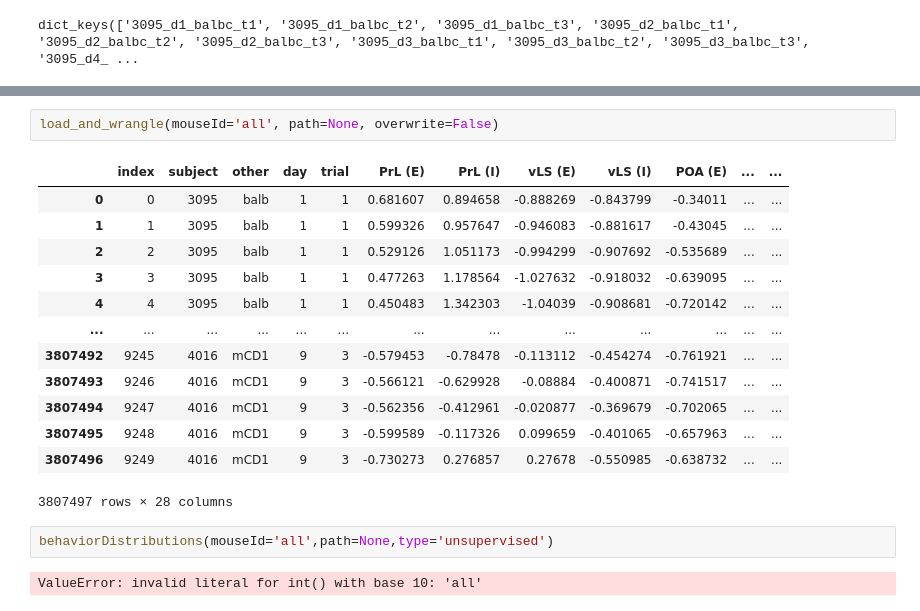
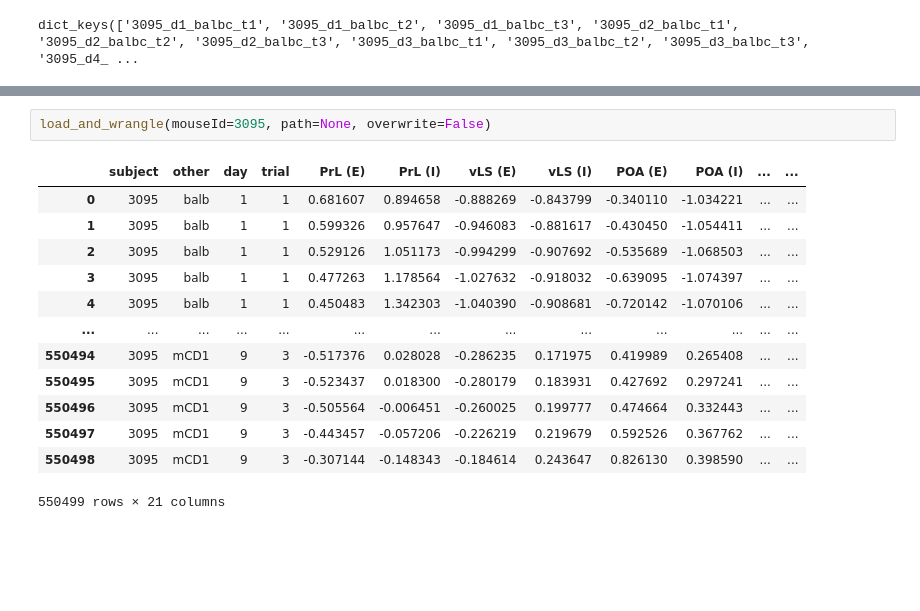
Before and after one commit to lenca56/Falkner_Multi-region_Aggression, a Jupyter notebook: code/ExploratoryAnalysis.ipynb, the cells around one changed output, grey strips where cells are left out. Drawn from its saved outputs; the diff is of its cells as text; blank space fills up the shorter version.

```diff
--- a/code/ExploratoryAnalysis.ipynb
+++ b/code/ExploratoryAnalysis.ipynb
@@ -46,20 +36,16 @@ print(check_exist(mouseId='all',path=None))
 # %%
-load_and_wrangle(mouseId='all', path=None, overwrite=False)
+load_and_wrangle(mouseId=3095, path=None, overwrite=False)
 # %% [output]
-|  | index | subject | other | day | trial | PrL (E) | PrL (I) | vLS (E) | vLS (I) | POA (E) | ... | ... |
-| 0 | 0 | 3095 | balb | 1 | 1 | 0.681607 | 0.894658 | -0.888269 | -0.843799 | -0.34011 | ... | ... |
-| 1 | 1 | 3095 | balb | 1 | 1 | 0.599326 | 0.957647 | -0.946083 | -0.881617 | -0.43045 | ... | ... |
-| 2 | 2 | 3095 | balb | 1 | 1 | 0.529126 | 1.051173 | -0.994299 | -0.907692 | -0.535689 | ... | ... |
-| 3 | 3 | 3095 | balb | 1 | 1 | 0.477263 | 1.178564 | -1.027632 | -0.918032 | -0.639095 | ... | ... |
-| 4 | 4 | 3095 | balb | 1 | 1 | 0.450483 | 1.342303 | -1.04039 | -0.908681 | -0.720142 | ... | ... |
+|  | subject | other | day | trial | PrL (E) | PrL (I) | vLS (E) | vLS (I) | POA (E) | POA (I) | ... | ... |
+| 0 | 3095 | balb | 1 | 1 | 0.681607 | 0.894658 | -0.888269 | -0.843799 | -0.340110 | -1.034221 | ... | ... |
+| 1 | 3095 | balb | 1 | 1 | 0.599326 | 0.957647 | -0.946083 | -0.881617 | -0.430450 | -1.054411 | ... | ... |
+| 2 | 3095 | balb | 1 | 1 | 0.529126 | 1.051173 | -0.994299 | -0.907692 | -0.535689 | -1.068503 | ... | ... |
+| 3 | 3095 | balb | 1 | 1 | 0.477263 | 1.178564 | -1.027632 | -0.918032 | -0.639095 | -1.074397 | ... | ... |
+| 4 | 3095 | balb | 1 | 1 | 0.450483 | 1.342303 | -1.040390 | -0.908681 | -0.720142 | -1.070106 | ... | ... |
 | ... | ... | ... | ... | ... | ... | ... | ... | ... | ... | ... | ... | ... |
-| 3807492 | 9245 | 4016 | mCD1 | 9 | 3 | -0.579453 | -0.78478 | -0.113112 | -0.454274 | -0.761921 | ... | ... |
-| 3807493 | 9246 | 4016 | mCD1 | 9 | 3 | -0.566121 | -0.629928 | -0.08884 | -0.400871 | -0.741517 | ... | ... |
-| 3807494 | 9247 | 4016 | mCD1 | 9 | 3 | -0.562356 | -0.412961 | -0.020877 | -0.369679 | -0.702065 | ... | ... |
-| 3807495 | 9248 | 4016 | mCD1 | 9 | 3 | -0.599589 | -0.117326 | 0.099659 | -0.401065 | -0.657963 | ... | ... |
-| 3807496 | 9249 | 4016 | mCD1 | 9 | 3 | -0.730273 | 0.276857 | 0.27678 | -0.550985 | -0.638732 | ... | ... |
+| 550494 | 3095 | mCD1 | 9 | 3 | -0.517376 | 0.028028 | -0.286235 | 0.171975 | 0.419989 | 0.265408 | ... | ... |
+| 550495 | 3095 | mCD1 | 9 | 3 | -0.523437 | 0.018300 | -0.280179 | 0.183931 | 0.427692 | 0.297241 | ... | ... |
+| 550496 | 3095 | mCD1 | 9 | 3 | -0.505564 | -0.006451 | -0.260025 | 0.199777 | 0.474664 | 0.332443 | ... | ... |
+| 550497 | 3095 | mCD1 | 9 | 3 | -0.443457 | -0.057206 | -0.226219 | 0.219679 | 0.592526 | 0.367762 | ... | ... |
+| 550498 | 3095 | mCD1 | 9 | 3 | -0.307144 | -0.148343 | -0.184614 | 0.243647 | 0.826130 | 0.398590 | ... | ... |
-3807497 rows × 28 columns
+550499 rows × 21 columns
-# %%
-behaviorDistributions(mouseId='all',path=None,type='unsupervised')
-# %% [output]
-ValueError: invalid literal for int() with base 10: 'all'
```
Also changed, not shown: parts of 9 cells of this notebook, 1 other file.
